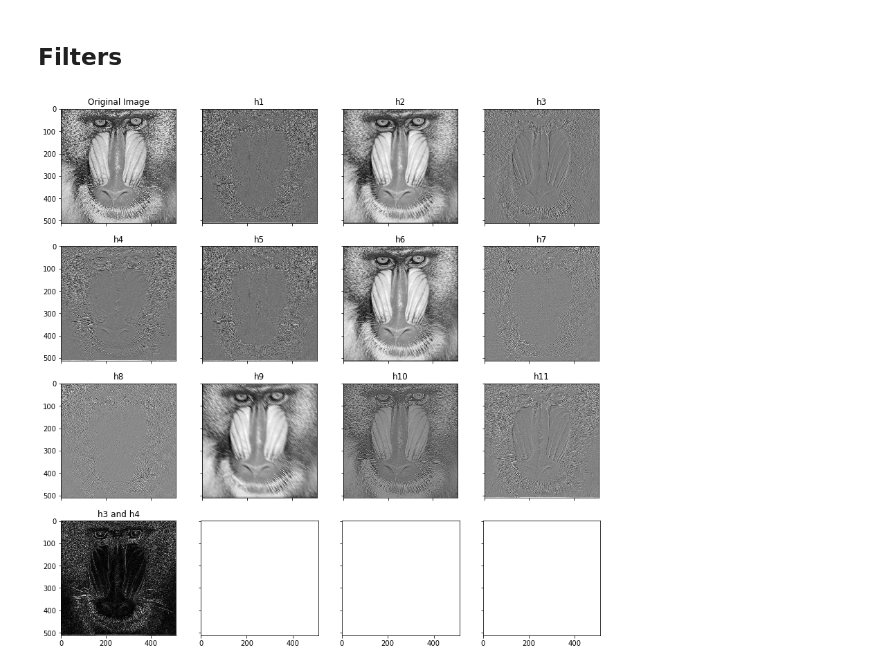
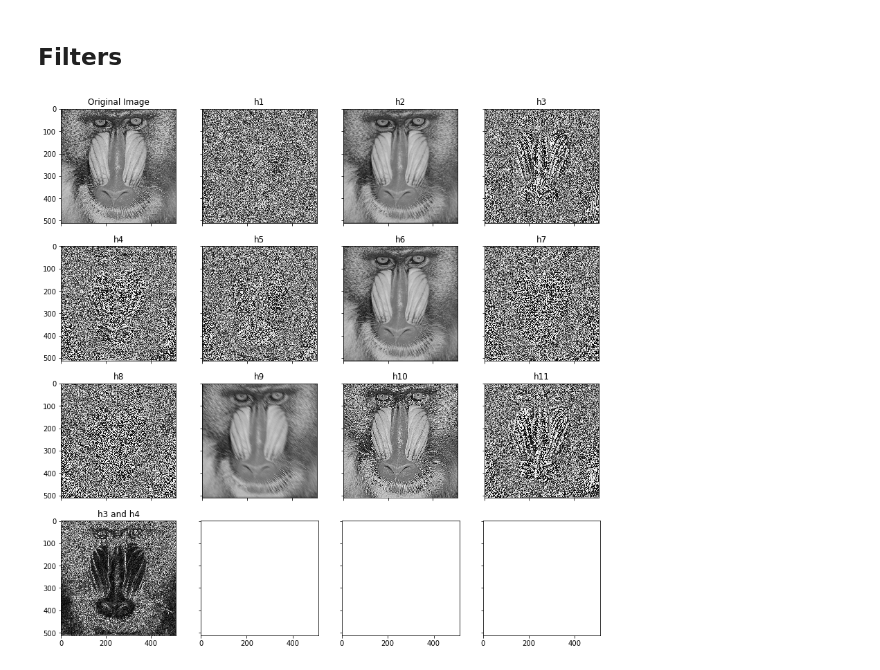
Before and after one commit to natanbcpc/t1-mc920, a Jupyter notebook: t1.ipynb, the cells around one changed output. Saved outputs shown, nothing was run; the diff lists cells and outputs as text; code cells hidden in the pictures.

```diff
--- a/t1.ipynb
+++ b/t1.ipynb
@@ -8,12 +8,13 @@
 # %%
 import matplotlib.pyplot as plt
 import numpy as np
+import imageio
 
-img = plt.imread('./images/baboon.png')
+img = plt.imread('./images/in/baboon.png') * 255
 
 figure, axis = plt.subplots(1, 2, sharex=True, sharey=True, figsize=(12, 8))
 axis[0].set_title('Original Image')
-axis[0].imshow(img, cmap='gray')
+axis[0].imshow(img, cmap='gray', vmin=0, vmax=255)
 
 # shuffle image blocks
 newOrder = [6, 11, 13, 3, 8, 16, 1, 9, 12, 14, 2, 7, 4, 15, 10, 5]
@@ -33,7 +34,8 @@ for i in range(16):
   shuffledimg[sy:syf,sx:sxf] += img[y:yf,x:xf]
 
 axis[1].set_title('Shuffled Image')
-axis[1].imshow(shuffledimg, cmap='gray')
+axis[1].imshow(shuffledimg, cmap='gray', vmin=0, vmax=255)
+imageio.imsave('images/out/shuffledimage.png', shuffledimg.astype(np.uint8))
 
 plt.show()
 # %% [output]
@@ -72,8 +78,9 @@ plt.show()
 import matplotlib.pyplot as plt
 import numpy as np
 import math
+import imageio
 
-img = plt.imread('./images/city.png') * 255
+img = plt.imread('./images/in/city.png') * 255
 
 # negative is the reverse of values in image
 negative = 255 - img
@@ -99,14 +106,19 @@ axis[0,0].set_title('Original Image')
 axis[0,0].imshow(img, cmap='gray', vmin=0, vmax=255)
 axis[0,1].set_title('Negative')
 axis[0,1].imshow(negative, cmap='gray', vmin=0, vmax=255)
+imageio.imsave('images/out/negative.png', negative.astype(np.uint8))
 axis[0,2].set_title('Reduced Intensity Range')
 axis[0,2].imshow(reducedscale, cmap='gray', vmin=0, vmax=255)
+imageio.imsave('images/out/reducedscale.png', reducedscale.astype(np.uint8))
 axis[1,0].set_title('Even Rows Flipped')
 axis[1,0].imshow(evenflip, cmap='gray', vmin=0, vmax=255)
+imageio.imsave('images/out/evenflip.png', evenflip.astype(np.uint8))
 axis[1,1].set_title('Bottom Half Mirrored')
 axis[1,1].imshow(mirroredhalf, cmap='gray', vmin=0, vmax=255)
+imageio.imsave('images/out/mirroredhalf.png', mirroredhalf.astype(np.uint8))
 axis[1,2].set_title('Fully Mirrored')
 axis[1,2].imshow(mirroredfull, cmap='gray', vmin=0, vmax=255)
+imageio.imsave('images/out/mirroredfull.png', mirroredfull.astype(np.uint8))
 plt.show()
 # %% [output]
 [figure]
@@ -199,24 +237,27 @@ plt.show()
 # %%
 import matplotlib.pyplot as plt
 import numpy as np
+import imageio
 
-img = plt.imread('./images/baboon.png') * 255
+img = plt.imread('./images/in/baboon.png') * 255
 
 # bit plane is obtained by decomposing number into powers of 2
 def getbitplane(img, plane):
     bitplane = np.copy(img)
     for i in range(plane):
         bitplane = bitplane // 2
-    return bitplane % 2
+    return bitplane % 2 * 255
 
 figure, axis = plt.subplots(3, 3, sharex=True, sharey=True, figsize=(10, 10))
 axis[0,0].set_title('Original Image')
-axis[0,0].imshow(img, cmap='gray')
+axis[0,0].imshow(img, cmap='gray', vmin=0, vmax=255)
 for i in range(8):
     y = (i + 1) // 3
     x = (i + 1) % 3
     axis[y,x].set_title(f'Bit {i} plane')
-    axis[y,x].imshow(getbitplane(img, i), cmap='gray')
+    bitplane = getbitplane(img, i)
+    axis[y,x].imshow(bitplane, cmap='gray', vmin=0, vmax=255)
+    imageio.imsave(f'images/out/bit{i}.png', bitplane.astype(np.uint8))
 plt.show()
 # %% [output]
 [figure]
@@ -226,40 +267,44 @@ plt.show()
 import matplotlib.pyplot as plt
 import numpy as np
 from scipy import signal
+import imageio
 
-img = plt.imread('./images/baboon.png') * 255
+img = plt.imread('./images/in/baboon.png') * 255
 
 # adding filters to be applied into a list
 h = []
 h.append(np.array([[0,0,-1,0,0],[0,-1,-2,-1,0],[-1,-2,16,-2,-1],[0,-1,-2,-1,0],[0,0,-1,0,0]]))
 h.append((1/256)*np.array([[1,4,6,4,1],[4,16,24,16,4],[6,24,36,24,6],[4,16,24,16,4],[1,4,6,4,1]]))
 h.append(np.array([[-1,0,1],[-2,0,2],[-1,0,1]]))
 h.append(np.array([[-1,-2,-1],[0,0,0],[1,2,1]]))
 h.append(np.array([[-1,-1,-1],[-1,8,-1],[-1,-1,-1]]))
 h.append((1/9)*np.array([[1,1,1],[1,1,1],[1,1,1]]))
 h.append(np.array([[-1,-1,2],[-1,2,-1],[2,-1,-1]]))
 h.append(np.array([[2,-1,-1],[-1,2,-1],[-1,-1,2]]))
 h.append((1/9)*np.array([[1,0,0,0,0,0,0,0,0],[0,1,0,0,0,0,0,0,0],[0,0,1,0,0,0,0,0,0],[0,0,0,1,0,0,0,0,0],[0,0,0,0,1,0,0,0,0],[0,0,0,0,0,1,0,0,0],[0,0,0,0,0,0,1,0,0],[0,0,0,0,0,0,0,1,0],[0,0,0,0,0,0,0,0,1]]))
 h.append((1/8)*np.array([[-1,-1,-1,-1,-1],[-1,2,2,2,-1],[-1,2,8,2,-1],[-1,2,2,2,-1],[-1,-1,-1,-1,-1]]))
 h.append(np.array([[-1,-1,0],[-1,0,1],[0,1,1]]))
 
 figure, axis = plt.subplots(4, 4, sharex=True, sharey=True, figsize=(14, 14))
 axis[0,0].set_title('Original Image')
-axis[0,0].imshow(img, cmap='gray')
+axis[0,0].imshow(img.astype(np.uint8), cmap='gray', vmin=0, vmax=255)
 
 # applying filters by convolving procedure
 for i in range(len(h)):
     y = (i + 1) // 4
     x = (i + 1) % 4
     axis[y,x].set_title(f'h{i+1}')
-    axis[y,x].imshow(signal.convolve2d(img, h[i], boundary='symm', mode='same'), cmap='gray')
+    filtered = signal.convolve2d(img, h[i], boundary='symm', mode='same').astype(np.uint8)
+    axis[y,x].imshow(filtered, cmap='gray', vmin=0, vmax=255)
+    imageio.imsave(f'images/out/h{i+1}.png', filtered)
 
 # combining filters h3 and h4
 h3_applied = signal.convolve2d(img, h[2], boundary='symm', mode='same')
 h4_applied = signal.convolve2d(img, h[3], boundary='symm', mode='same')
-result = (h3_applied**2 + h4_applied**2)**(1/2)
+result = ((h3_applied**2 + h4_applied**2)**(1/2)).astype(np.uint8)
 axis[3, 0].set_title('h3 and h4')
-axis[3, 0].imshow(result, cmap='gray')
+axis[3, 0].imshow(result, cmap='gray', vmin=0, vmax=255)
+imageio.imsave(f'images/out/h3_4.png', result)
 plt.show()
 # %% [output]
-[figure, old version]
+[figure, new version]
```
Also changed, not shown: parts of 4 cells of this notebook, 44 other files.
